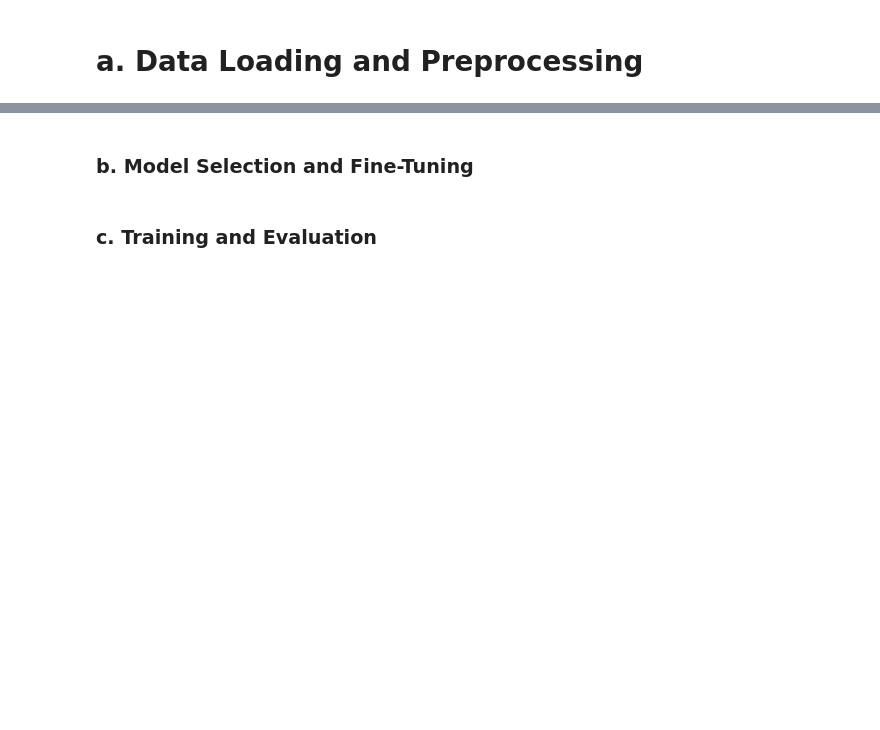
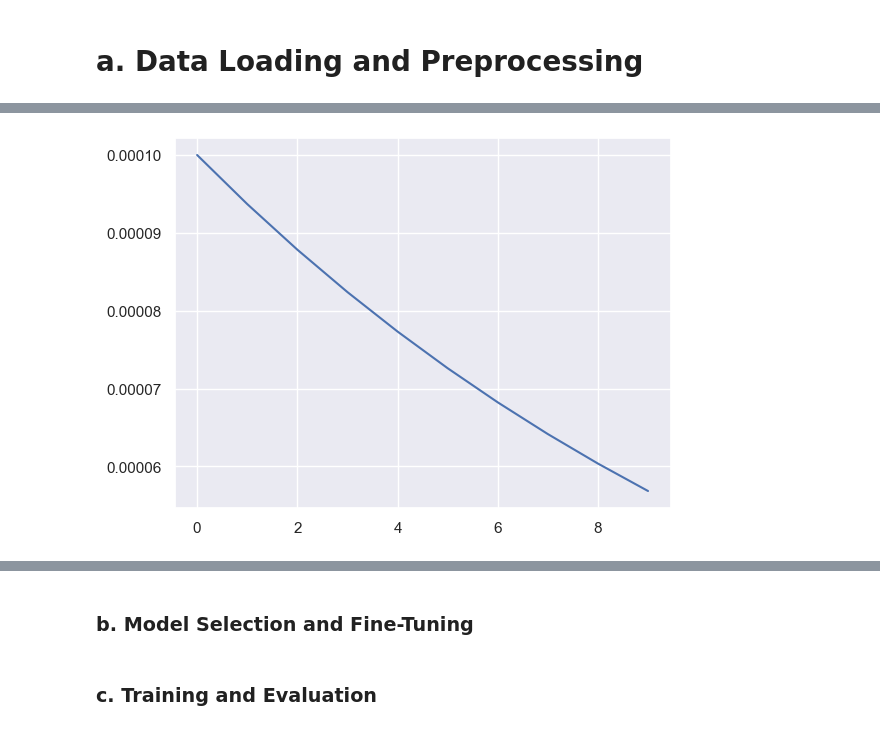
Before and after one commit to ahongxuan/Petals-to-the-Metal, a Jupyter notebook: project.ipynb, the cells around one changed output, grey strips where cells are left out. Saved outputs shown, nothing was run; the diff lists cells and outputs as text; code cells hidden in the pictures; blank space fills up the shorter version.

Commit message:
data loading completed

```diff
--- a/project.ipynb
+++ b/project.ipynb
@@ -232,44 +15,59 @@ Clipping input data to the valid range for imshow with RGB data ([0..1] for floa
 # %%
 
-# IMAGE_SIZE = [224, 224] # available image sizes in flowers104 dataset: 512x512, 331x331, 224x224, 192,192
+# CURRENT VALIDATED TRAIL 2
 
-# GCS_PATH_SELECT = { # available image sizes
-#     192: 'tpu-getting-started/tfrecords-jpeg-192x192',
-#     224: 'tpu-getting-started/tfrecords-jpeg-224x224',
-#     331: 'tpu-getting-started/tfrecords-jpeg-331x331',
-#     512: 'tpu-getting-started/tfrecords-jpeg-512x512'
-# }
-# GCS_PATH = GCS_PATH_SELECT[IMAGE_SIZE[1]]
+# Data paths
+IMAGE_SIZE = [224, 224] # available image sizes in flowers104 dataset: 512x512, 331x331, 224x224, 192,192
 
-# # This dataset is split three ways, training, validation, test
-# tf_train_path  = tf.io.gfile.glob(GCS_PATH + '/train/*.tfrec')
-# tf_test_path  = tf.io.gfile.glob(GCS_PATH + '/test/*.tfrec')
-# tf_val_path  =  tf.io.gfile.glob(GCS_PATH + '/val/*.tfrec')
+GCS_PATH_SELECT = { # available image sizes
+    192: 'tpu-getting-started/tfrecords-jpeg-192x192',
+    224: 'tpu-getting-started/tfrecords-jpeg-224x224',
+    331: 'tpu-getting-started/tfrecords-jpeg-331x331',
+    512: 'tpu-getting-started/tfrecords-jpeg-512x512'
+}
+GCS_PATH = GCS_PATH_SELECT[IMAGE_SIZE[0]]
 
-# CLASSES = ['pink primrose',    'hard-leaved pocket orchid', 'canterbury bells', 'sweet pea',     'wild geranium',     'tiger lily',           'moon orchid',              'bird of paradise', 'monkshood',        'globe thistle',         # 00 - 09
-#            'snapdragon',       "colt's foot",               'king protea',      'spear thistle', 'yellow iris',       'globe-flower',         'purple coneflower',        'peruvian lily',    'balloon flower',   'giant white arum lily', # 10 - 19
-#            'fire lily',        'pincushion flower',         'fritillary',       'red ginger',    'grape hyacinth',    'corn poppy',           'prince of wales feathers', 'stemless gentian', 'artichoke',        'sweet william',         # 20 - 29
-#            'carnation',        'garden phlox',              'love in the mist', 'cosmos',        'alpine sea holly',  'ruby-lipped cattleya', 'cape flower',              'great masterwort', 'siam tulip',       'lenten rose',           # 30 - 39
-#            'barberton daisy',  'daffodil',                  'sword lily',       'poinsettia',    'bolero deep blue',  'wallflower',           'marigold',                 'buttercup',        'daisy',            'common dandelion',      # 40 - 49
-#            'petunia',          'wild pansy',                'primula',          'sunflower',     'lilac hibiscus',    'bishop of llandaff',   'gaura',                    'geranium',         'orange dahlia',    'pink-yellow dahlia',    # 50 - 59
-#            'cautleya spicata', 'japanese anemone',          'black-eyed susan', 'silverbush',    'californian poppy', 'osteospermum',         'spring crocus',            'iris',             'windflower',       'tree poppy',            # 60 - 69
-#            'gazania',          'azalea',                    'water lily',       'rose',          'thorn apple',       'morning glory',        'passion flower',           'lotus',            'toad lily',        'anthurium',             # 70 - 79
-#            'frangipani',       'clematis',                  'hibiscus',         'columbine',     'desert-rose',       'tree mallow',          'magnolia',                 'cyclamen ',        'watercress',       'canna lily',            # 80 - 89
-#            'hippeastrum ',     'bee balm',                  'pink quill',       'foxglove',      'bougainvillea',     'camellia',             'mallow',                   'mexican petunia',  'bromelia',         'blanket flower',        # 90 - 99
-#            'trumpet creeper',  'blackberry lily',           'common tulip',     'wild rose']
+# This dataset is split three ways, training, validation, test
+TRAINING_FILENAMES  = tf.io.gfile.glob(GCS_PATH + '/train/*.tfrec')
+TESTING_FILENAMES  = tf.io.gfile.glob(GCS_PATH + '/test/*.tfrec')
+VALIDATION_FILENAMES  =  tf.io.gfile.glob(GCS_PATH + '/val/*.tfrec')
 
-# # def lrfn(epoch):
-# #     if epoch < LR_RAMPUP_EPOCHS:
-# #         lr = (LR_MAX - LR_START) / LR_RAMPUP_EPOCHS * epoch + LR_START
-# #     elif epoch < LR_RAMPUP_EPOCHS + LR_SUSTAIN_EPOCHS:
-# #         lr = LR_MAX
-# #     else:
-# #         lr = (LR_MAX - LR_MIN) * LR_EXP_DECAY**(epoch - LR_RAMPUP_EPOCHS - LR_SUSTAIN_EPOCHS) + LR_MIN
-# #     return lr
+CLASSES = ['pink primrose',    'hard-leaved pocket orchid', 'canterbury bells', 'sweet pea',     'wild geranium',     'tiger lily',           'moon orchid',              'bird of paradise', 'monkshood',        'globe thistle',         # 00 - 09
+           'snapdragon',       "colt's foot",               'king protea',      'spear thistle', 'yellow iris',       'globe-flower',         'purple coneflower',        'peruvian lily',    'balloon flower',   'giant white arum lily', # 10 - 19
+           'fire lily',        'pincushion flower',         'fritillary',       'red ginger',    'grape hyacinth',    'corn poppy',           'prince of wales feathers', 'stemless gentian', 'artichoke',        'sweet william',         # 20 - 29
+           'carnation',        'garden phlox',              'love in the mist', 'cosmos',        'alpine sea holly',  'ruby-lipped cattleya', 'cape flower',              'great masterwort', 'siam tulip',       'lenten rose',           # 30 - 39
+           'barberton daisy',  'daffodil',                  'sword lily',       'poinsettia',    'bolero deep blue',  'wallflower',           'marigold',                 'buttercup',        'daisy',            'common dandelion',      # 40 - 49
+           'petunia',          'wild pansy',                'primula',          'sunflower',     'lilac hibiscus',    'bishop of llandaff',   'gaura',                    'geranium',         'orange dahlia',    'pink-yellow dahlia',    # 50 - 59
+           'cautleya spicata', 'japanese anemone',          'black-eyed susan', 'silverbush',    'californian poppy', 'osteospermum',         'spring crocus',            'iris',             'windflower',       'tree poppy',            # 60 - 69
+           'gazania',          'azalea',                    'water lily',       'rose',          'thorn apple',       'morning glory',        'passion flower',           'lotus',            'toad lily',        'anthurium',             # 70 - 79
+           'frangipani',       'clematis',                  'hibiscus',         'columbine',     'desert-rose',       'tree mallow',          'magnolia',                 'cyclamen ',        'watercress',       'canna lily',            # 80 - 89
+           'hippeastrum ',     'bee balm',                  'pink quill',       'foxglove',      'bougainvillea',     'camellia',             'mallow',                   'mexican petunia',  'bromelia',         'blanket flower',        # 90 - 99
+           'trumpet creeper',  'blackberry lily',           'common tulip',     'wild rose']
 
-# # lr_callback = tf.keras.callbacks.LearningRateScheduler(lrfn, verbose=True)
+# Define the learning rate schedule
+BATCH_SIZE = 30
+EPOCH = 10
 
-# # rng = [i for i in range(EPOCHS)]
-# # y = [lrfn(x) for x in rng]
-# # plt.plot(rng, y)
-# # print("Learning rate schedule: {:.3g} to {:.3g} to {:.3g}".format(y[0], max(y), y[-1]))
+LR_START = 0.00001
+LR_MAX = 0.0001
+LR_MIN = 0.00001
+LR_RAMPUP_EPOCHS = 0
+LR_SUSTAIN_EPOCHS = 0
+LR_EXP_DECAY = .93
+
+def lrfn(epoch):
+    if epoch < LR_RAMPUP_EPOCHS:
+        lr = (LR_MAX - LR_START) / LR_RAMPUP_EPOCHS * epoch + LR_START
+    elif epoch < LR_RAMPUP_EPOCHS + LR_SUSTAIN_EPOCHS:
+        lr = LR_MAX
+    else:
+        lr = (LR_MAX - LR_MIN) * LR_EXP_DECAY**(epoch - LR_RAMPUP_EPOCHS - LR_SUSTAIN_EPOCHS) + LR_MIN
+    return lr
+
+lr_callback = tf.keras.callbacks.LearningRateScheduler(lrfn, verbose=True)
+
+rng = [i for i in range(EPOCH)]
+y = [lrfn(x) for x in rng]
+plt.plot(rng, y)
+print("Learning rate schedule: {:.3g} to {:.3g} to {:.3g}".format(y[0], max(y), y[-1]))
+# %% [output]
@@ -275,0 +75 @@ Clipping input data to the valid range for imshow with RGB data ([0..1] for floa
+[figure, added]
```
Also changed, not shown: parts of 22 cells of this notebook.
